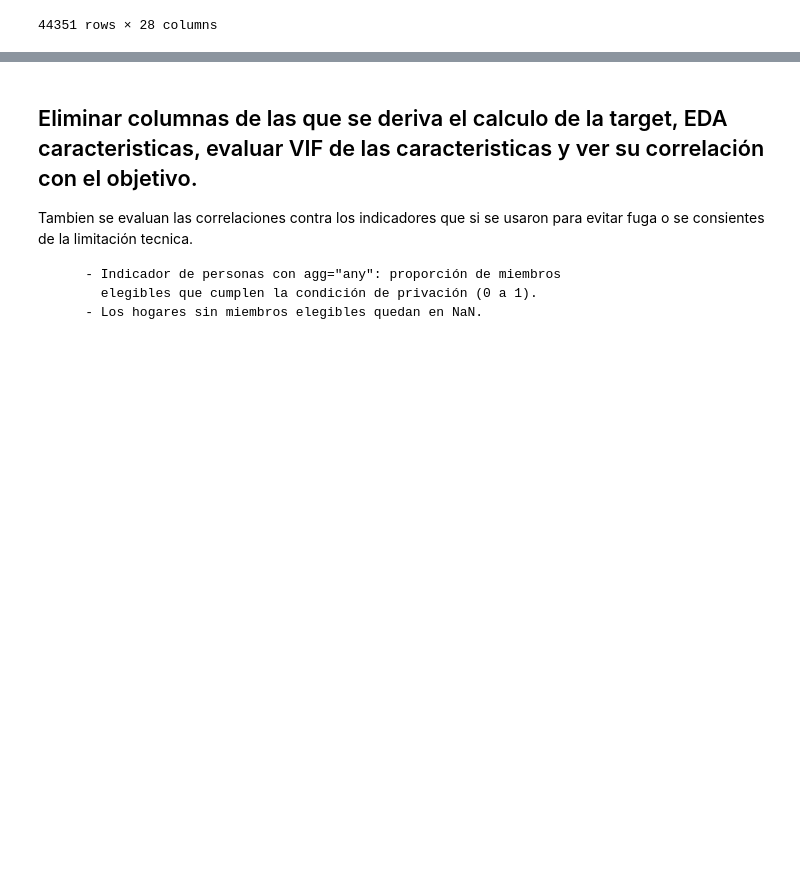
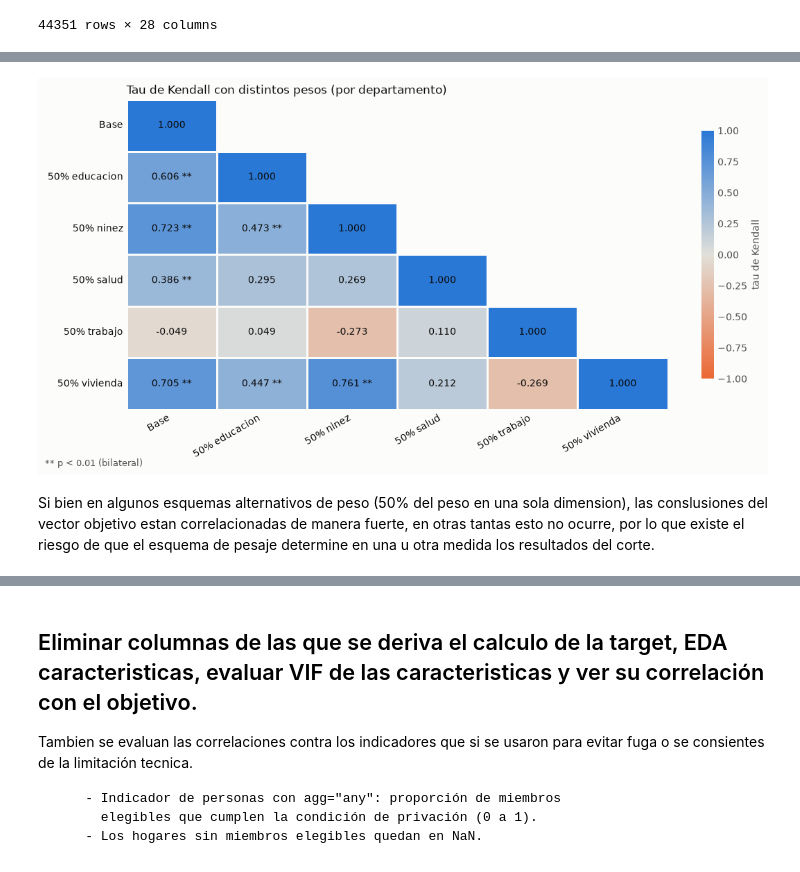
Before and after one commit to juanpablocarrillohortua/Multidimesional_poverty_in_Colombia, a Jupyter notebook: notebooks/eda_consolidate.ipynb, the cells around one changed output, grey strips where cells are left out. Cells and saved outputs as stored; diff of their text form; code cells hidden in the pictures; blank space fills up the shorter version.

```diff
--- a/notebooks/eda_consolidate.ipynb
+++ b/notebooks/eda_consolidate.ipynb
@@ -672,0 +803,9 @@ DF_SIZES
+# %%
+esq_pes = IPM.esquemas_peso_dimension(w, ipm.indicadores_, peso=0.5)
+tau_pes, p_pes, m0_pes = IPM.kendall_esquemas(train_val, esq_pes, grupo="P1_DEPARTAMENTO")
+
+fig = IPM.grafico_kendall(tau_pes, p_pes, titulo="Tau de Kendall con distintos pesos (por departamento)")
+# %% [output]
+[figure, added]
+# %% [markdown]
+Si bien en algunos esquemas alternativos de peso (50% del peso en una sola dimension), las conslusiones del vector objetivo estan correlacionadas de manera fuerte, en otras tantas esto no ocurre, por lo que existe el riesgo de que el esquema de pesaje determine en una u otra medida los resultados del corte.
```
Also changed, not shown: parts of 24 cells of this notebook, 1 other file.
